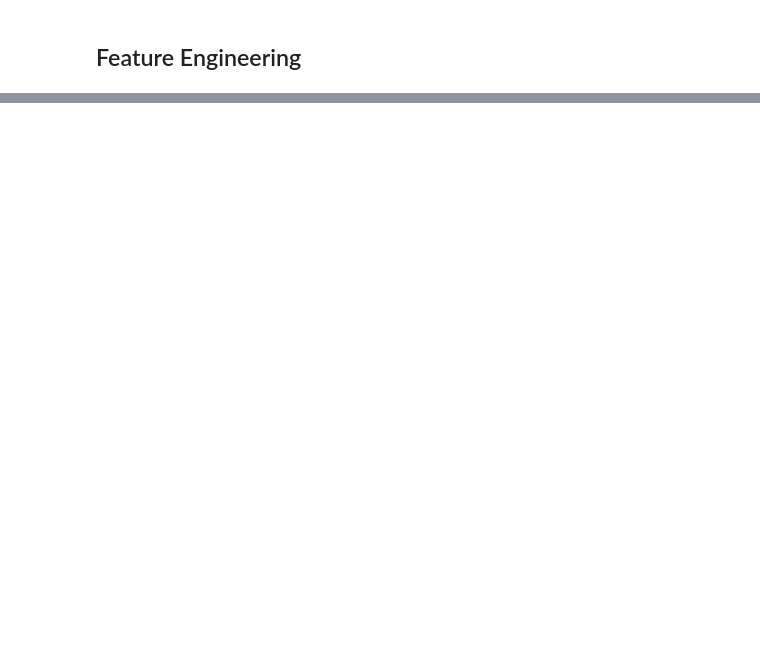
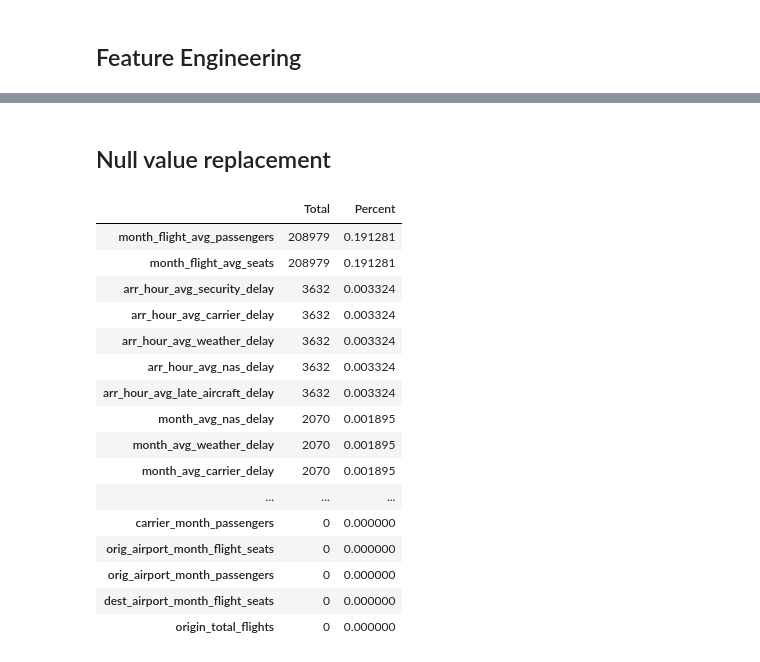
Before and after one commit to Zmek95/Flight_Delay_Predictor, a Jupyter notebook: f_engineering.ipynb, the cells around one changed output, grey strips where cells are left out. Cells and saved outputs as stored; diff of their text form; code cells hidden in the pictures; blank space fills up the shorter version.

```diff
--- a/f_engineering.ipynb
+++ b/f_engineering.ipynb
@@ -77,2 +83,27 @@ sorted(list(train.columns))
  'week_of_year',
  'year']
+# %% [markdown]
+## Null value replacement
+# %%
+total = train.isnull().sum().sort_values(ascending=False)
+percent = (train.isnull().sum()/train.isnull().count()).sort_values(ascending=False)
+missing_data = pd.concat([total, percent], axis=1, keys=['Total', 'Percent'])
+missing_data.head(30)
+# %% [output]
+|  | Total | Percent |
+| month_flight_avg_passengers | 208979 | 0.191281 |
+| month_flight_avg_seats | 208979 | 0.191281 |
+| arr_hour_avg_security_delay | 3632 | 0.003324 |
+| arr_hour_avg_carrier_delay | 3632 | 0.003324 |
+| arr_hour_avg_weather_delay | 3632 | 0.003324 |
+| arr_hour_avg_nas_delay | 3632 | 0.003324 |
+| arr_hour_avg_late_aircraft_delay | 3632 | 0.003324 |
+| month_avg_nas_delay | 2070 | 0.001895 |
+| month_avg_weather_delay | 2070 | 0.001895 |
+| month_avg_carrier_delay | 2070 | 0.001895 |
+| ... | ... | ... |
+| carrier_month_passengers | 0 | 0.000000 |
+| orig_airport_month_flight_seats | 0 | 0.000000 |
+| orig_airport_month_passengers | 0 | 0.000000 |
+| dest_airport_month_flight_seats | 0 | 0.000000 |
+| origin_total_flights | 0 | 0.000000 |
```
Also changed, not shown: parts of 19 cells of this notebook, 3 other files.
